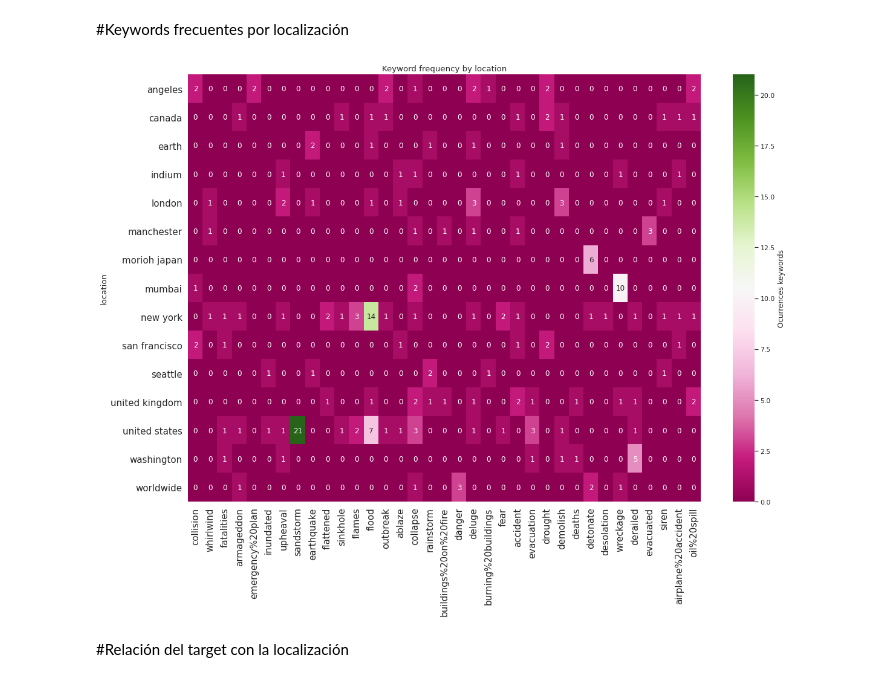
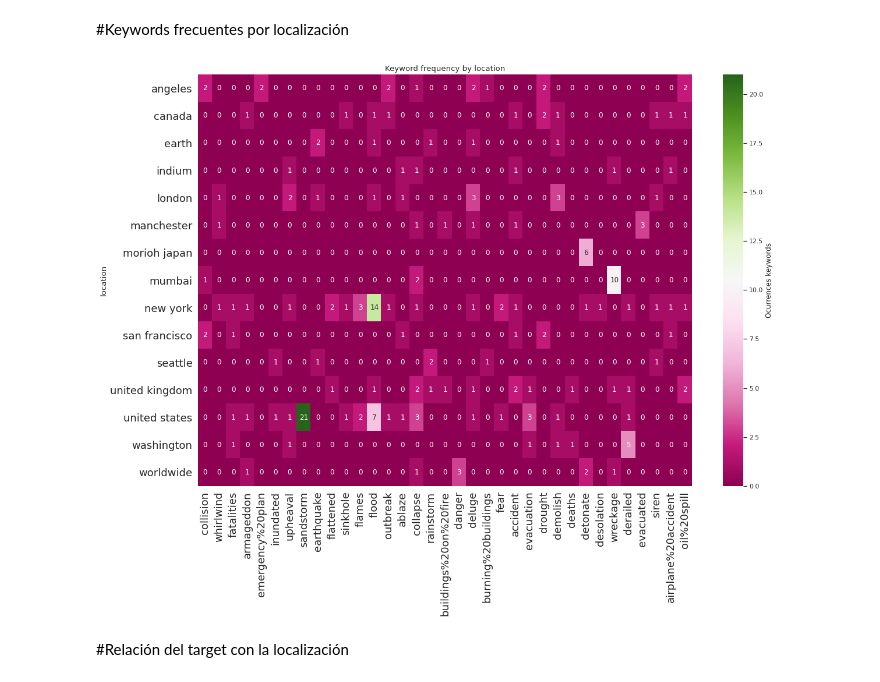
Before and after one commit to maxrinal/nlp-disaster, a Jupyter notebook: analisisLocalizaciones.ipynb, the cells around one changed output. Cells and saved outputs as stored; diff of their text form; code cells hidden in the pictures.

```diff
--- a/analisisLocalizaciones.ipynb
+++ b/analisisLocalizaciones.ipynb
@@ -353,11 +384,11 @@ hmap3 = keywords_vs_loc[keywords_vs_loc['total_keywords'] > 5].drop('total_keywo
 # %%
 plt.figure(figsize=(19, 13))
 plt.title('Keyword frequency by location')
 sns.set(font_scale = 1)
 s3 = sns.heatmap(hmap3, cmap="PiYG", annot = True,  cbar_kws={'orientation': 'vertical','label': 'Ocurrences keywords'})
-s3.tick_params(labelsize = 15)
+s3.tick_params(labelsize = 18)
 # %% [output]
-[figure, old version]
+[figure, new version]
 # %% [markdown]
 #Relación del target con la localización
 # %%
```
Also changed, not shown: parts of 5 cells of this notebook.
